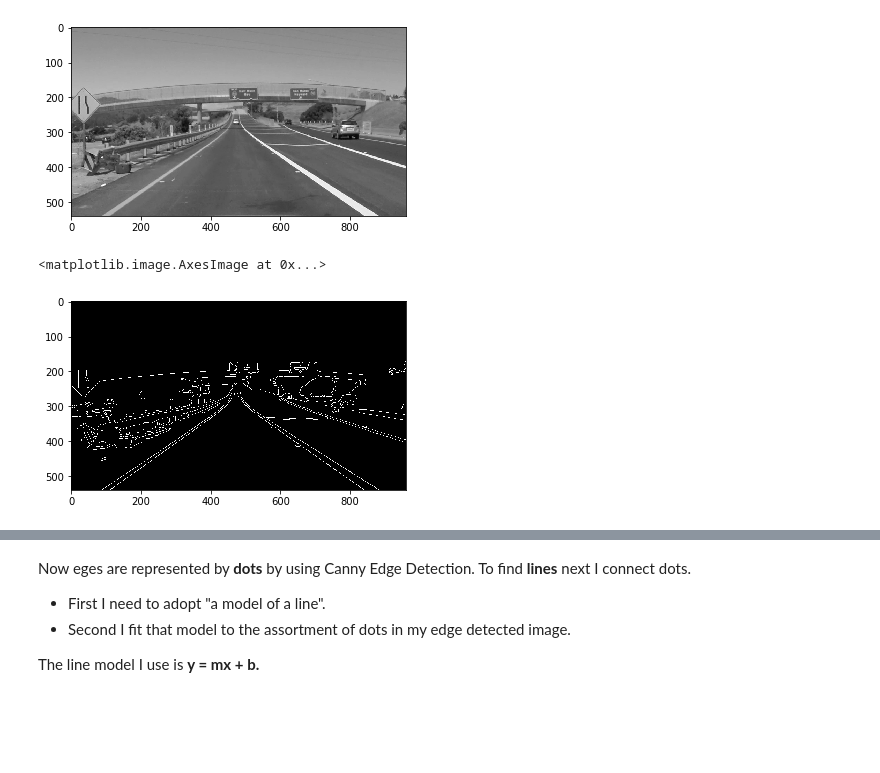
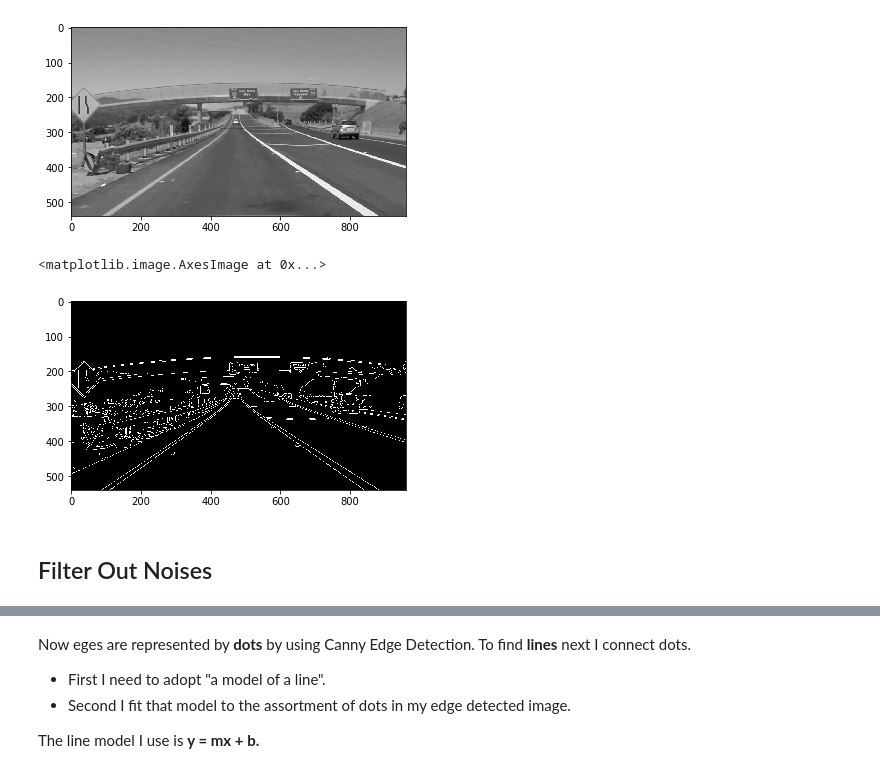
Before and after one commit to MasanaoMatsuda/tr-self-driving-cars, a Jupyter notebook: L4_ColorSelection.ipynb, the cells around one changed output, grey strips where cells are left out. Drawn from its saved outputs; the diff is of its cells as text; code cells hidden in the pictures; blank space fills up the shorter version.

```diff
--- a/L4_ColorSelection.ipynb
+++ b/L4_ColorSelection.ipynb
@@ -81,13 +81,15 @@ plt.imshow(gray, cmap='gray')
 <matplotlib.image.AxesImage at 0x...>
 [figure]
 # %%
-kernel_size = 9
+kernel_size = 5
 blur_gray = cv2.GaussianBlur(gray, (kernel_size, kernel_size), 0)
 # %%
-low_threshold = 35
-high_threshold = 140
+low_threshold = 50
+high_threshold = 150
 edges = cv2.Canny(blur_gray, low_threshold, high_threshold)
 plt.imshow(edges, cmap='Greys_r')
 # %% [output]
 <matplotlib.image.AxesImage at 0x...>
-[figure, old version]
+[figure, new version]
+# %% [markdown]
+## Filter Out Noises
```
Also changed, not shown: parts of 7 cells of this notebook.
